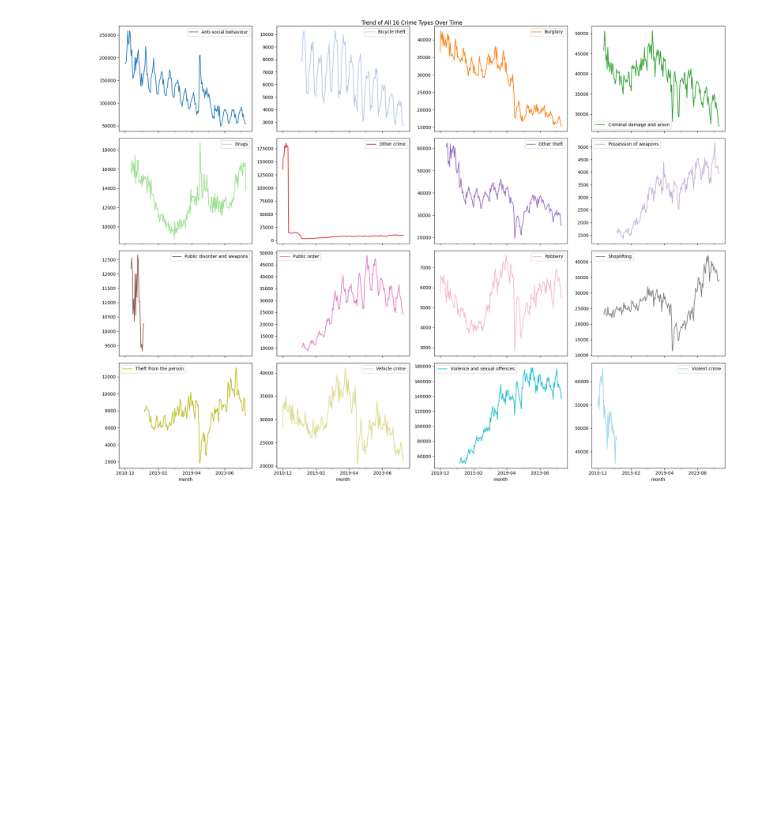
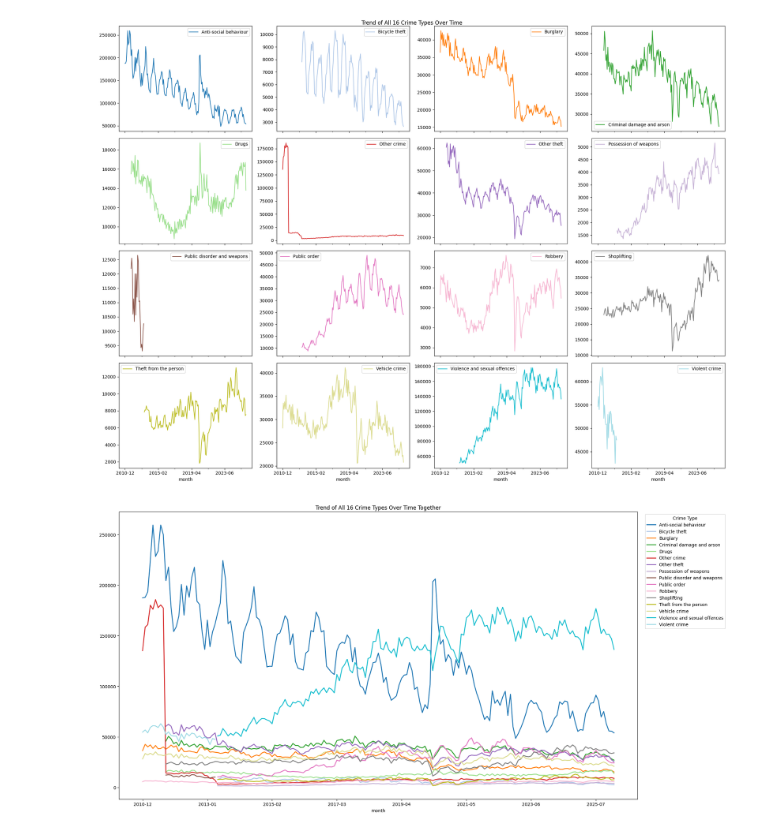
Before and after one commit to catherinekasia/G8-4CBLW020, a Jupyter notebook: data_pipeline/02_clean_database.ipynb, the cells around one changed output. Cells and saved outputs as stored; diff of their text form; code cells hidden in the pictures; blank space fills up the shorter version.

Commit message:
Create new graphs for understanding

```diff
--- a/data_pipeline/02_clean_database.ipynb
+++ b/data_pipeline/02_clean_database.ipynb
@@ -287,3 +287,20 @@ plt.savefig('../data/crime_trends.png', dpi=300, bbox_inches='tight')
 plt.show()
 # %% [output]
 [figure]
+# %%
+#4c big graph (same thing as before just subplots not on)
+
+ax = df_pivot.plot(
+    figsize=(20, 10),
+    colormap="tab20",
+    linewidth=2,
+    title="Trend of All 16 Crime Types Over Time Together"
+)
+
+plt.legend(title='Crime Type', bbox_to_anchor=(1, 1), loc='upper left')
+
+plt.tight_layout()
+plt.savefig('../data/crime_trends_combined.png', dpi=300, bbox_inches='tight')
+plt.show()
+# %% [output]
+[figure, added]
```
Also changed, not shown: parts of 3 cells of this notebook.
